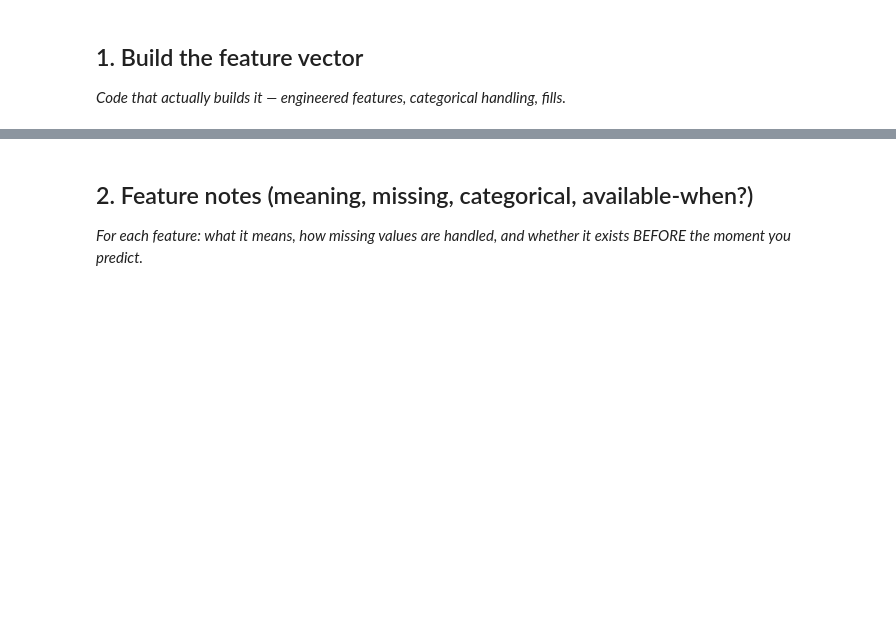
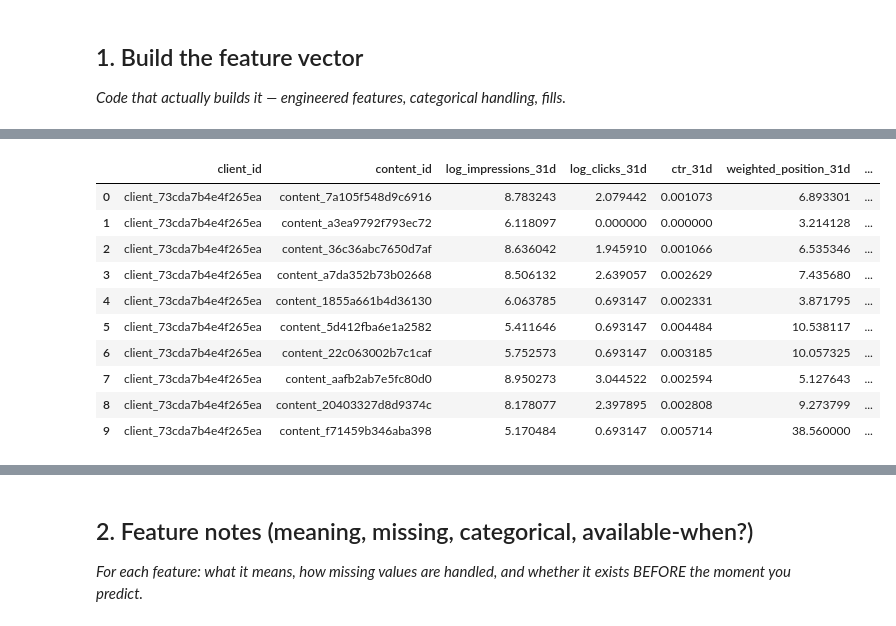
Before and after one commit to Mohidraheel/Machine-Learning-Practice, a Jupyter notebook: work/notebooks/w03_feature_leakage_check.ipynb, the cells around one changed output, grey strips where cells are left out. Cells and saved outputs as stored; diff of their text form; code cells hidden in the pictures; blank space fills up the shorter version.

```diff
--- a/work/notebooks/w03_feature_leakage_check.ipynb
+++ b/work/notebooks/w03_feature_leakage_check.ipynb
@@ -12,0 +215,81 @@ This skeleton is yours to fill. Work the sections **in order** — each one has
+# %%
+assert len(raw_features) > 0, "No eligible rows were returned."
+assert raw_features[["client_id", "content_id"]].notna().all().all()
+assert raw_features["impressions_31d"].ge(100).all()
+assert raw_features["ctr_31d"].dropna().between(0, 1).all()
+
+feature_work = raw_features.copy()
+
+feature_work["log_impressions_31d"] = np.log1p(
+    feature_work["impressions_31d"]
+)
+feature_work["log_clicks_31d"] = np.log1p(
+    feature_work["clicks_31d"]
+)
+feature_work["log_sessions_31d"] = np.log1p(
+    feature_work["sessions_31d"]
+)
+
+position_bins = [0, 3, 5, 10, 20, 50, np.inf]
+position_labels = ["1-3", "4-5", "6-10", "11-20", "21-50", "51+"]
+
+feature_work["position_bucket"] = pd.cut(
+    feature_work["weighted_position_31d"],
+    bins=position_bins,
+    labels=position_labels,
+    include_lowest=True,
+).astype("object")
+
+feature_work["position_bucket"] = (
+    feature_work["position_bucket"].fillna("Unknown")
+)
+
+fill_values = {
+    "log_impressions_31d": 0.0,
+    "log_clicks_31d": 0.0,
+    "ctr_31d": 0.0,
+    "weighted_position_31d": float(
+        feature_work["weighted_position_31d"].median()
+    ),
+    "log_sessions_31d": 0.0,
+    "has_ga4_data": 0,
+}
+
+for column, value in fill_values.items():
+    feature_work[column] = feature_work[column].fillna(value)
+
+numeric_features = [
+    "log_impressions_31d",
+    "log_clicks_31d",
+    "ctr_31d",
+    "weighted_position_31d",
+    "log_sessions_31d",
+    "has_ga4_data",
+]
+
+categorical_features = pd.get_dummies(
+    feature_work[["position_bucket"]],
+    prefix="position",
+    dtype=int,
+)
+
+X = pd.concat(
+    [
+        feature_work[numeric_features].reset_index(drop=True),
+        categorical_features.reset_index(drop=True),
+    ],
+    axis=1,
+)
+
+identifiers = feature_work[
+    ["client_id", "content_id"]
+].reset_index(drop=True)
+
+feature_vector = pd.concat(
+    [identifiers, X],
+    axis=1,
+)
+
+print("Feature-vector shape:", feature_vector.shape)
+display(feature_vector.head(10))
+# %% [output]
@@ -12,0 +297,11 @@ This skeleton is yours to fill. Work the sections **in order** — each one has
+|  | client_id | content_id | log_impressions_31d | log_clicks_31d | ctr_31d | weighted_position_31d | ... |
+| 0 | client_73cda7b4e4f265ea | content_7a105f548d9c6916 | 8.783243 | 2.079442 | 0.001073 | 6.893301 | ... |
+| 1 | client_73cda7b4e4f265ea | content_a3ea9792f793ec72 | 6.118097 | 0.000000 | 0.000000 | 3.214128 | ... |
+| 2 | client_73cda7b4e4f265ea | content_36c36abc7650d7af | 8.636042 | 1.945910 | 0.001066 | 6.535346 | ... |
+| 3 | client_73cda7b4e4f265ea | content_a7da352b73b02668 | 8.506132 | 2.639057 | 0.002629 | 7.435680 | ... |
+| 4 | client_73cda7b4e4f265ea | content_1855a661b4d36130 | 6.063785 | 0.693147 | 0.002331 | 3.871795 | ... |
+| 5 | client_73cda7b4e4f265ea | content_5d412fba6e1a2582 | 5.411646 | 0.693147 | 0.004484 | 10.538117 | ... |
+| 6 | client_73cda7b4e4f265ea | content_22c063002b7c1caf | 5.752573 | 0.693147 | 0.003185 | 10.057325 | ... |
+| 7 | client_73cda7b4e4f265ea | content_aafb2ab7e5fc80d0 | 8.950273 | 3.044522 | 0.002594 | 5.127643 | ... |
+| 8 | client_73cda7b4e4f265ea | content_20403327d8d9374c | 8.178077 | 2.397895 | 0.002808 | 9.273799 | ... |
+| 9 | client_73cda7b4e4f265ea | content_f71459b346aba398 | 5.170484 | 0.693147 | 0.005714 | 38.560000 | ... |
```
Also changed, not shown: parts of 17 cells of this notebook.
